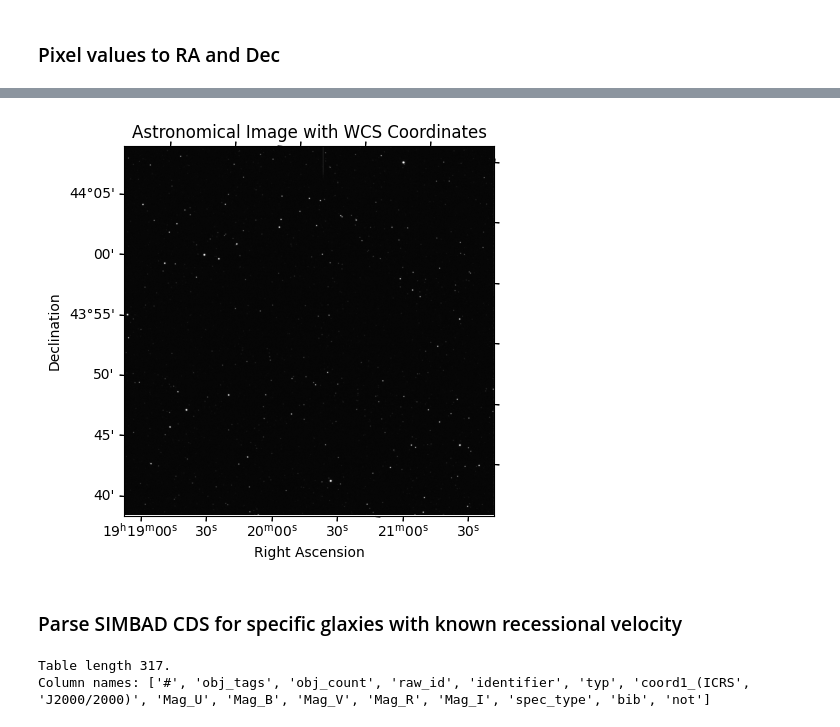
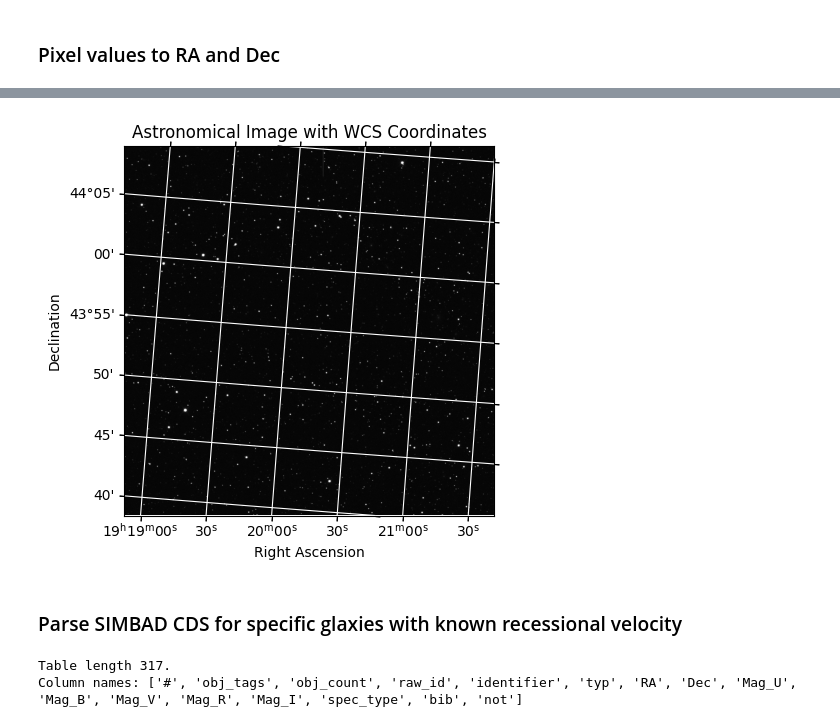
Before and after one commit to JackDavidMaher/THE-BOYZ-ARE-BACK, a Jupyter notebook: Astro_Labbook_2025.ipynb, the cells around one changed output, grey strips where cells are left out. Drawn from its saved outputs; the diff is of its cells as text; code cells hidden in the pictures.

```diff
--- a/Astro_Labbook_2025.ipynb
+++ b/Astro_Labbook_2025.ipynb
@@ -270,7 +271,7 @@ WARNING: FITSFixedWarning: 'datfix' made the change 'Set MJD-OBS to 58423.805066
 # %% [markdown]
 ### Identifying sources
 # %%
-img = ccdp.CCDData.read('data/science_B/31.fits', unit='adu')
+img = ccdp.CCDData.read('data/science_R/36.fits', unit='adu')
 plt.imshow(img, vmin = -23, vmax = 1000,cmap='gray')
 plt.colorbar()
 # %% [output]
@@ -350,7 +333,7 @@ ax = fig.add_subplot(1, 1, 1, projection=wcs)
 
 ax.imshow(subtracted_background.data, origin='lower', cmap='gray', vmin = -23, vmax = 1000)
 
-#ax.coords.grid(True, color='white', ls='solid')
+ax.coords.grid(True, color='white', ls='solid')
 ax.set_xlabel('Right Ascension')
 ax.set_ylabel('Declination')
 
@@ -360 +344 @@ plt.show()
-[figure, old version]
+[figure, new version]
@@ -362,11 +353,11 @@ plt.show()
 ### Parse SIMBAD CDS for specific glaxies with known recessional velocity
 # %%
 filename = 'data/simbad.txt'
-full_table = ascii.read(filename, format='csv')
+galaxy_table = ascii.read(filename, format='csv')
 
-print(f"Table length {len(full_table)}.")
-print("Column names:", full_table.colnames)
+print(f"Table length {len(galaxy_table)}.")
+print("Column names:", galaxy_table.colnames)
 # %% [output]
 Table length 317.
-Column names: ['#', 'obj_tags', 'obj_count', 'raw_id', 'identifier', 'typ', 'coord1_(ICRS', 'J2000/2000)', 'Mag_U', 'Mag_B', 'Mag_V', 'Mag_R', 'Mag_I', 'spec_type', 'bib', 'not']
+Column names: ['#', 'obj_tags', 'obj_count', 'raw_id', 'identifier', 'typ', 'RA', 'Dec', 'Mag_U', 'Mag_B', 'Mag_V', 'Mag_R', 'Mag_I', 'spec_type', 'bib', 'not']
 # %%
```
Also changed, not shown: parts of 20 cells of this notebook.
